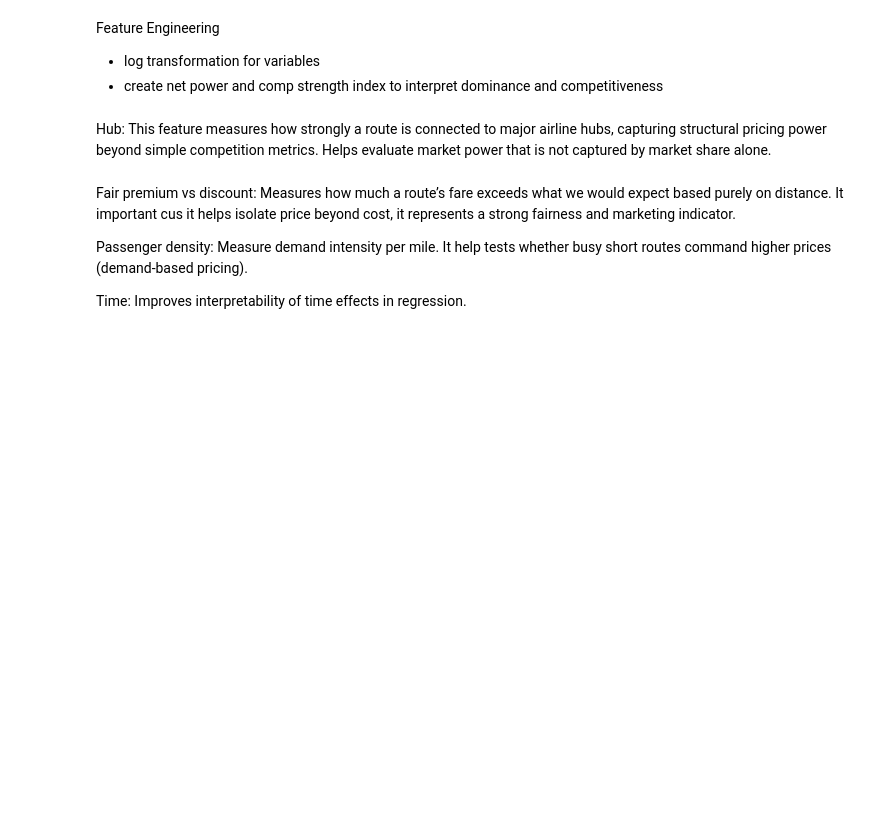
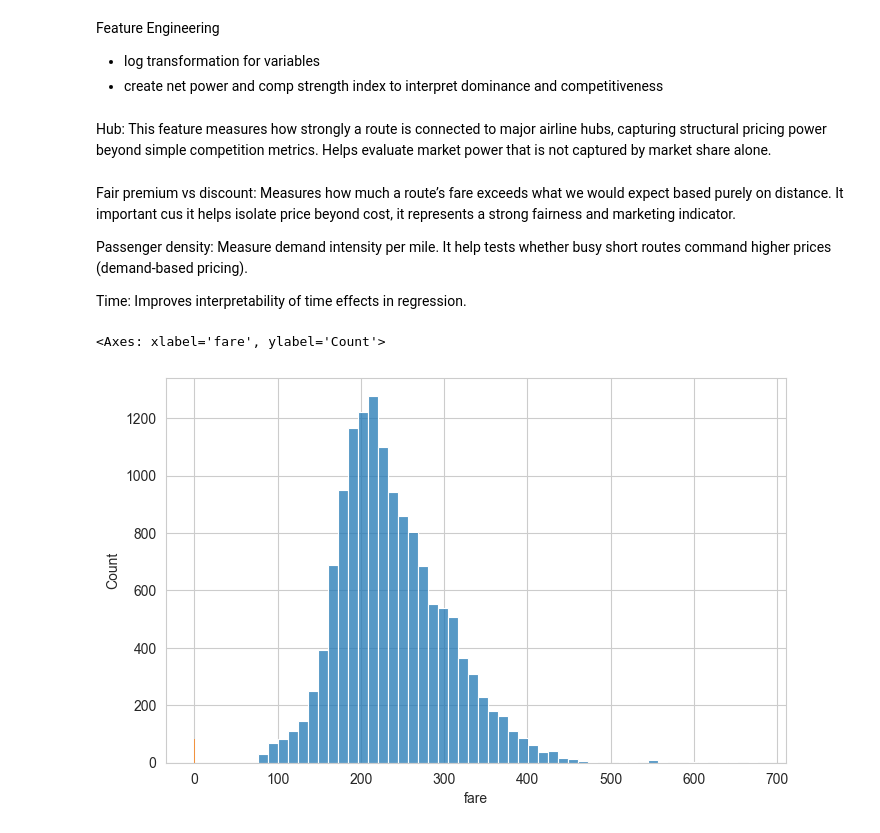
Before and after one commit to caramenl/SDSS-Datathon, a Jupyter notebook: Model/ basic_model.ipynb, the cells around one changed output. Saved outputs shown, nothing was run; the diff lists cells and outputs as text; code cells hidden in the pictures; blank space fills up the shorter version.

```diff
--- a/Model/ basic_model.ipynb
+++ b/Model/ basic_model.ipynb
@@ -109,3 +109,10 @@ baseline = smf.ols("fare ~ nsmiles", data=d).fit()
 d["distance_adjusted_fare"] = baseline.resid
 d["passenger_density"] = d["passengers"] / d["nsmiles"]
 d["years_since_2021"] = d["Year"] - 2021
+# %%
+d[["fare","nsmiles","passengers","large_ms","lf_ms"]].describe()
+sns.histplot(d["fare"], bins=50)
+sns.histplot(d["large_ms"], bins=30)
+# %% [output]
+<Axes: xlabel='fare', ylabel='Count'>
+[figure, added]
```
Also changed, not shown: parts of 7 cells of this notebook.
